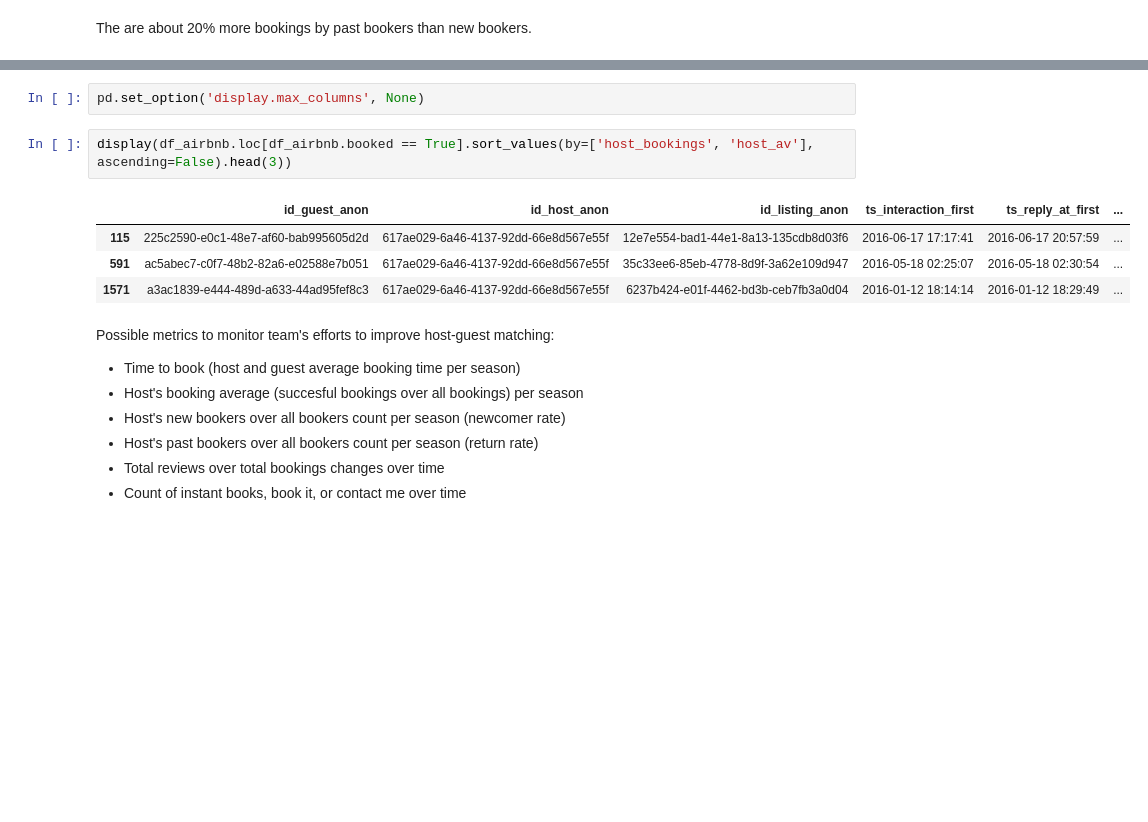
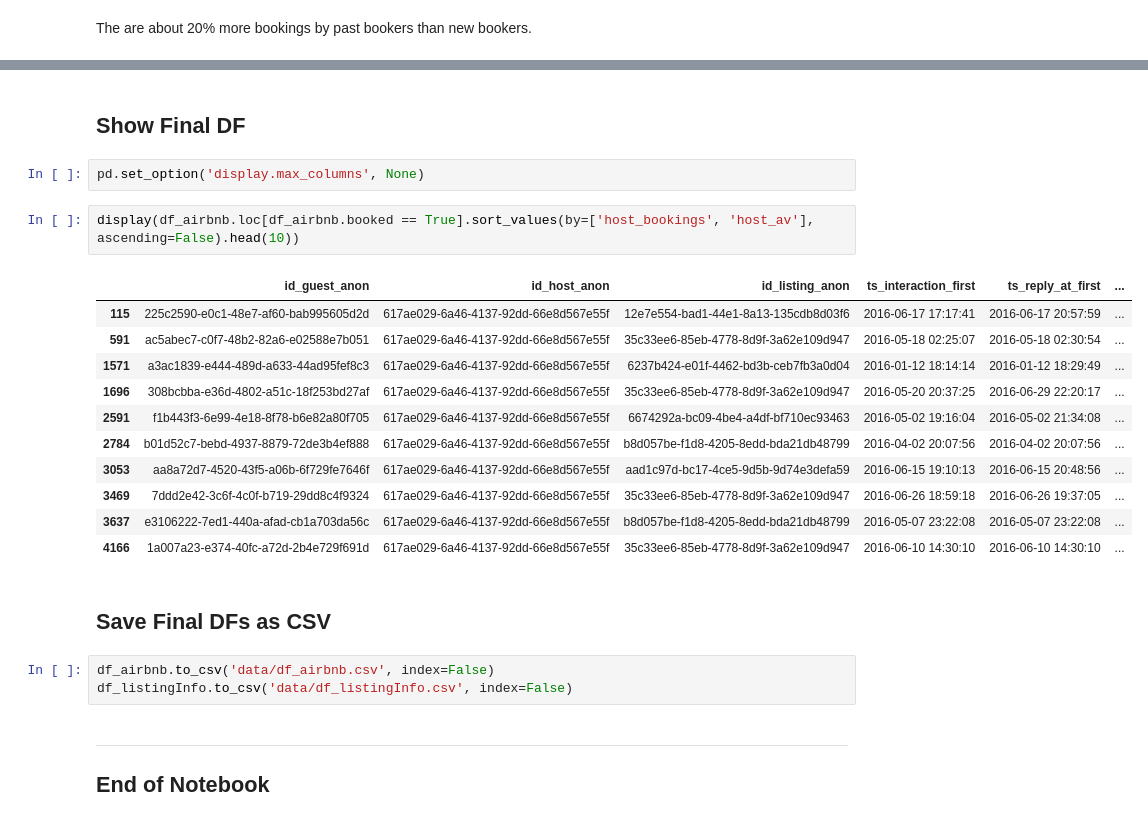
Before and after one commit to a-arev/airbnb, a Jupyter notebook: airbnb.ipynb, the cells around one changed output, grey strips where cells are left out. Saved outputs shown, nothing was run; the diff lists cells and outputs as text; blank space fills up the shorter version.

```diff
--- a/airbnb.ipynb
+++ b/airbnb.ipynb
@@ -635,17 +680,26 @@ The are about 20% more bookings by past bookers than new bookers.
+# %% [markdown]
+## Show Final DF
 # %%
 pd.set_option('display.max_columns', None)
 # %%
-display(df_airbnb.loc[df_airbnb.booked == True].sort_values(by=['host_bookings', 'host_av'], ascending=False).head(3))
+display(df_airbnb.loc[df_airbnb.booked == True].sort_values(by=['host_bookings', 'host_av'], ascending=False).head(10))
 # %% [output]
 |  | id_guest_anon | id_host_anon | id_listing_anon | ts_interaction_first | ts_reply_at_first | ... |
 | 115 | 225c2590-e0c1-48e7-af60-bab995605d2d | 617ae029-6a46-4137-92dd-66e8d567e55f | 12e7e554-bad1-44e1-8a13-135cdb8d03f6 | 2016-06-17 17:17:41 | 2016-06-17 20:57:59 | ... |
 | 591 | ac5abec7-c0f7-48b2-82a6-e02588e7b051 | 617ae029-6a46-4137-92dd-66e8d567e55f | 35c33ee6-85eb-4778-8d9f-3a62e109d947 | 2016-05-18 02:25:07 | 2016-05-18 02:30:54 | ... |
 | 1571 | a3ac1839-e444-489d-a633-44ad95fef8c3 | 617ae029-6a46-4137-92dd-66e8d567e55f | 6237b424-e01f-4462-bd3b-ceb7fb3a0d04 | 2016-01-12 18:14:14 | 2016-01-12 18:29:49 | ... |
+| 1696 | 308bcbba-e36d-4802-a51c-18f253bd27af | 617ae029-6a46-4137-92dd-66e8d567e55f | 35c33ee6-85eb-4778-8d9f-3a62e109d947 | 2016-05-20 20:37:25 | 2016-06-29 22:20:17 | ... |
+| 2591 | f1b443f3-6e99-4e18-8f78-b6e82a80f705 | 617ae029-6a46-4137-92dd-66e8d567e55f | 6674292a-bc09-4be4-a4df-bf710ec93463 | 2016-05-02 19:16:04 | 2016-05-02 21:34:08 | ... |
+| 2784 | b01d52c7-bebd-4937-8879-72de3b4ef888 | 617ae029-6a46-4137-92dd-66e8d567e55f | b8d057be-f1d8-4205-8edd-bda21db48799 | 2016-04-02 20:07:56 | 2016-04-02 20:07:56 | ... |
+| 3053 | aa8a72d7-4520-43f5-a06b-6f729fe7646f | 617ae029-6a46-4137-92dd-66e8d567e55f | aad1c97d-bc17-4ce5-9d5b-9d74e3defa59 | 2016-06-15 19:10:13 | 2016-06-15 20:48:56 | ... |
+| 3469 | 7ddd2e42-3c6f-4c0f-b719-29dd8c4f9324 | 617ae029-6a46-4137-92dd-66e8d567e55f | 35c33ee6-85eb-4778-8d9f-3a62e109d947 | 2016-06-26 18:59:18 | 2016-06-26 19:37:05 | ... |
+| 3637 | e3106222-7ed1-440a-afad-cb1a703da56c | 617ae029-6a46-4137-92dd-66e8d567e55f | b8d057be-f1d8-4205-8edd-bda21db48799 | 2016-05-07 23:22:08 | 2016-05-07 23:22:08 | ... |
+| 4166 | 1a007a23-e374-40fc-a72d-2b4e729f691d | 617ae029-6a46-4137-92dd-66e8d567e55f | 35c33ee6-85eb-4778-8d9f-3a62e109d947 | 2016-06-10 14:30:10 | 2016-06-10 14:30:10 | ... |
-# %% [markdown]
-Possible metrics to monitor team's efforts to improve host-guest matching:
-- Time to book (host and guest average booking time per season)
-- Host's booking average (succesful bookings over all bookings) per season
-- Host's new bookers over all bookers count per season (newcomer rate)
-- Host's past bookers over all bookers count per season (return rate)
-- Total reviews over total bookings changes over time
-- Count of instant books, book it, or contact me over time
+# %% [markdown]
+## Save Final DFs as CSV
+# %%
+df_airbnb.to_csv('data/df_airbnb.csv', index=False)
+df_listingInfo.to_csv('data/df_listingInfo.csv', index=False)
+# %% [markdown]
+----------
+## End of Notebook
```
Also changed, not shown: parts of 18 cells of this notebook, 4 other files.
